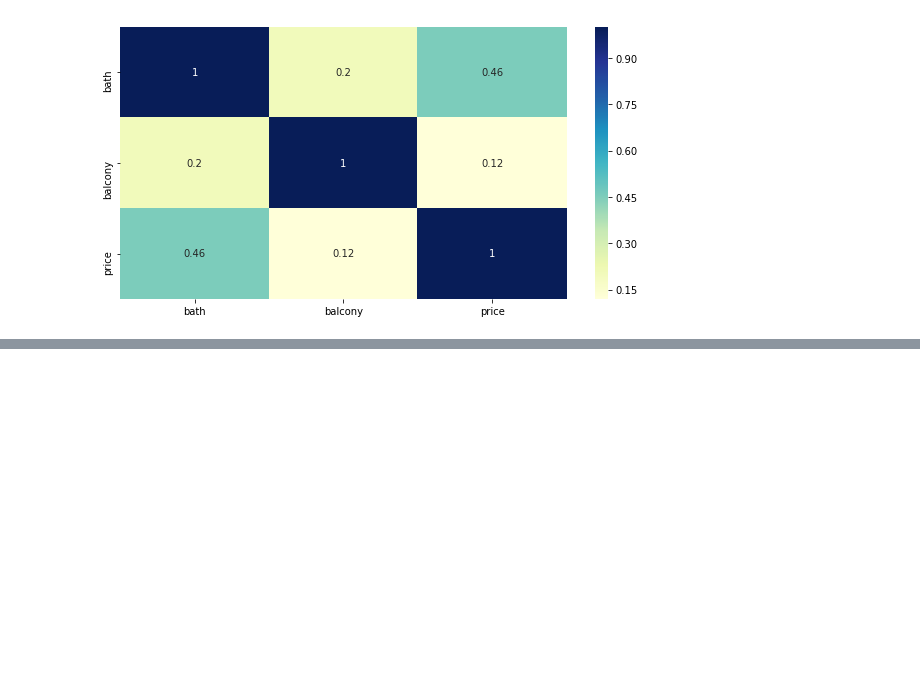
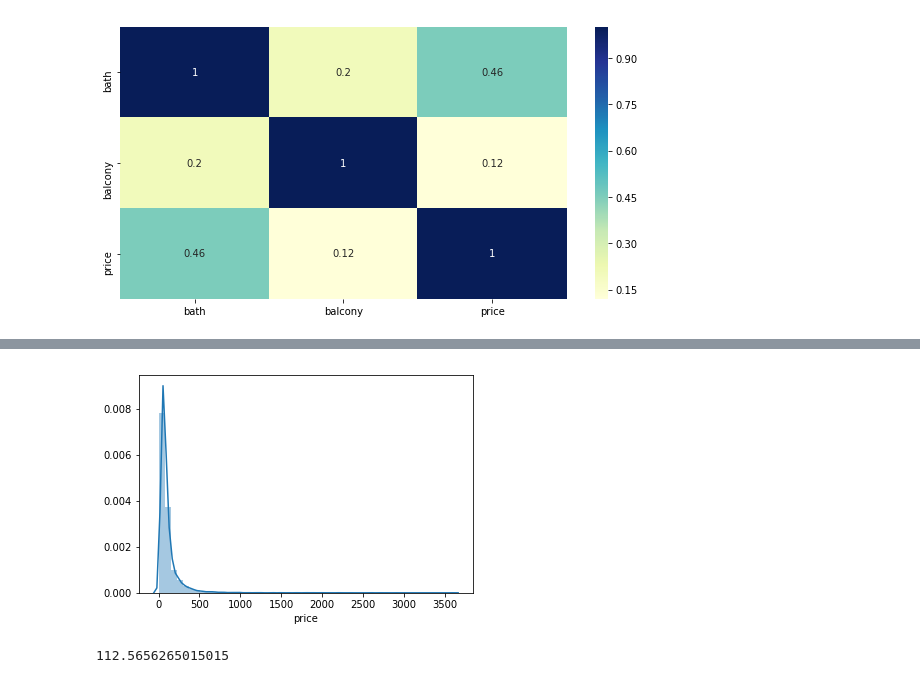
Before and after one commit to ShuklaPrashant21/House-Price-Prediction-Hackathon, a Jupyter notebook: House_Price_Prediction.ipynb, the cells around one changed output, grey strips where cells are left out. Saved outputs shown, nothing was run; the diff lists cells and outputs as text; code cells hidden in the pictures; blank space fills up the shorter version.

```diff
--- a/House_Price_Prediction.ipynb
+++ b/House_Price_Prediction.ipynb
@@ -160,0 +164,9 @@ df_test_new = df_test.drop(columns='society')
+# %%
+sns.distplot(df_train['price'])
+plt.show()
+# %% [output]
+[figure, added]
+# %%
+df_train['price'].mean()
+# %% [output]
+112.5656265015015
```
Also changed, not shown: parts of 33 cells of this notebook.
